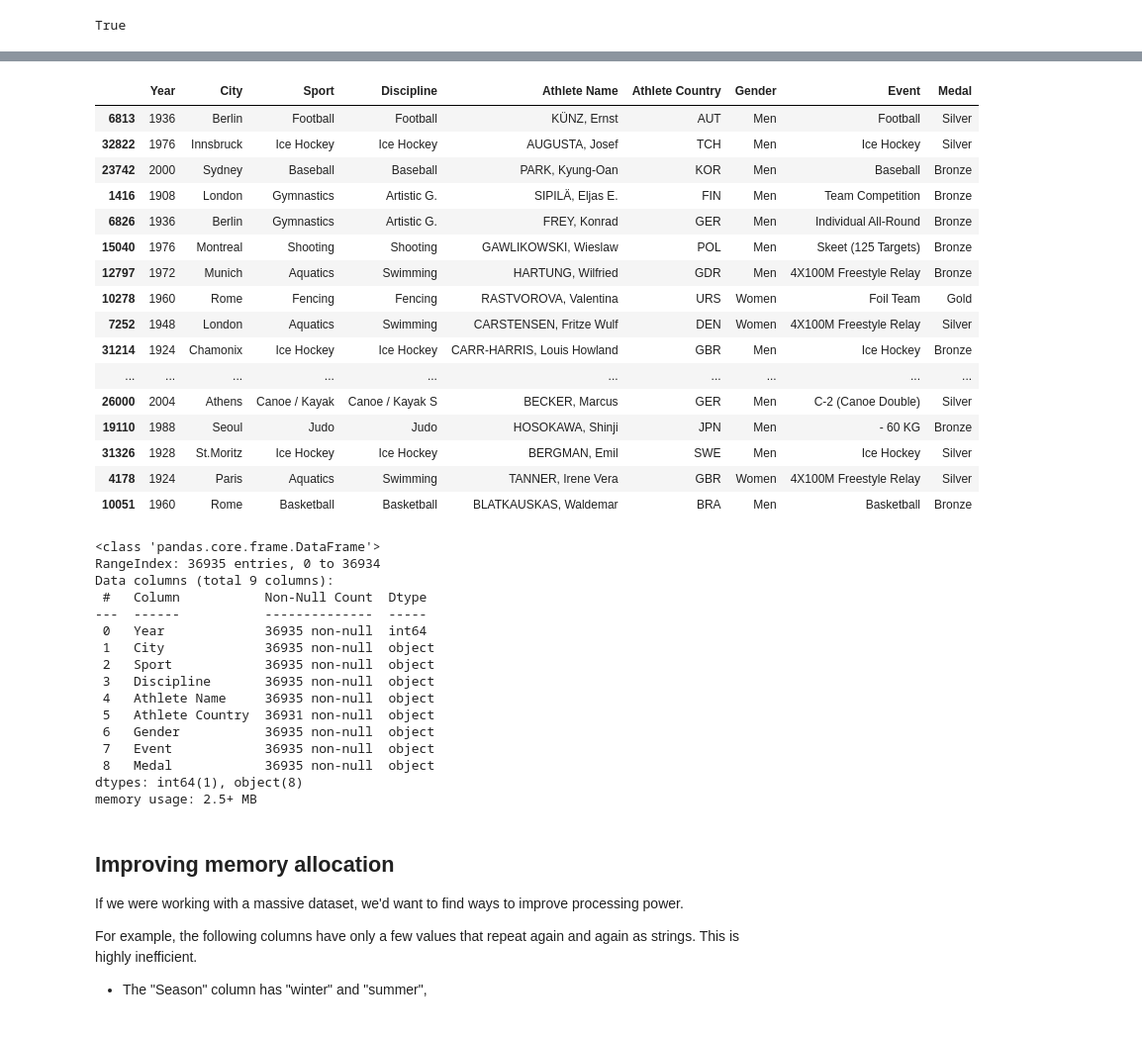
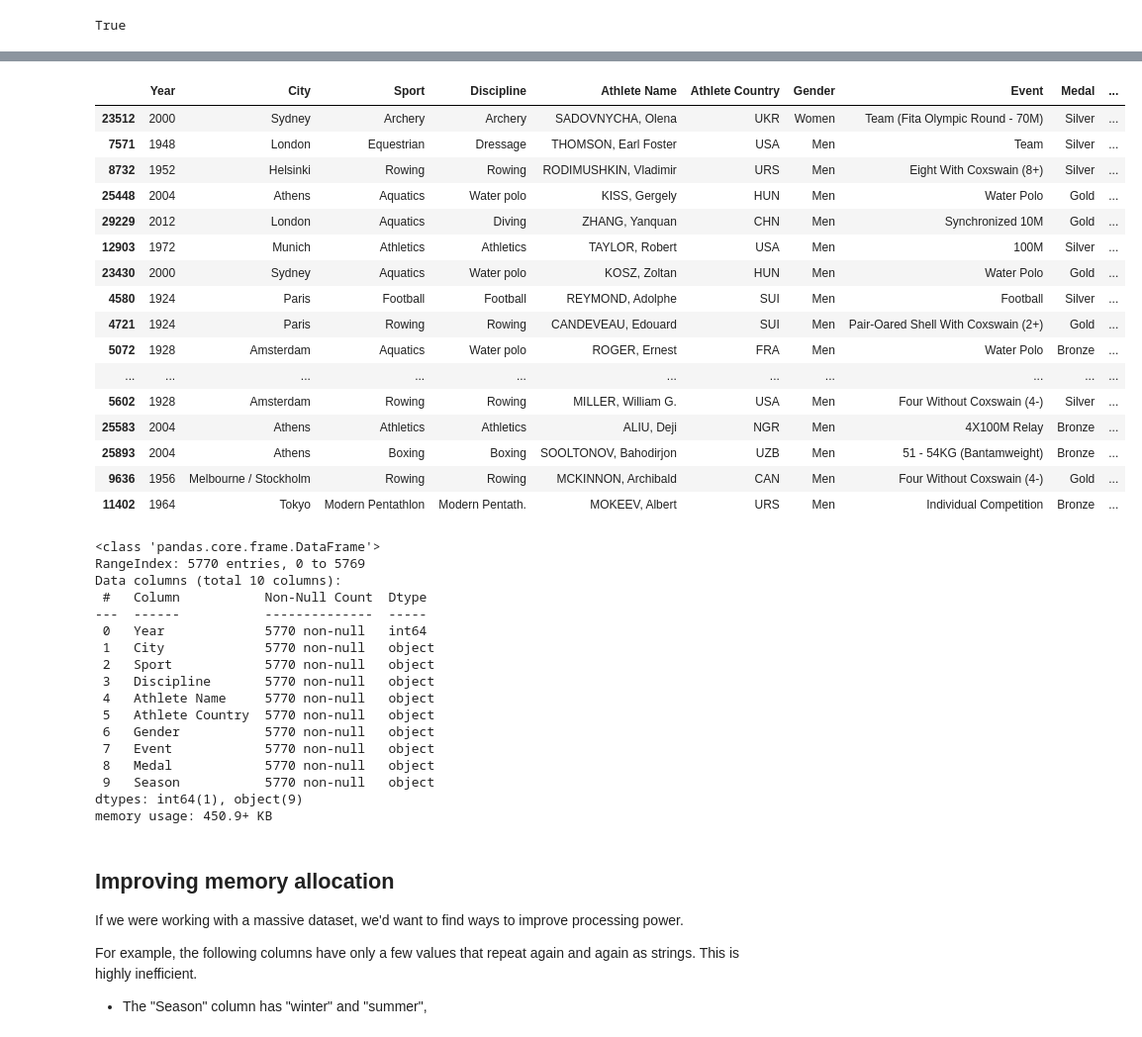
Before and after one commit to gbsmail/2023-data-spring, a Jupyter notebook: demos/wk04-sorting,filtering,subsetting-DEMO.ipynb, the cells around one changed output, grey strips where cells are left out. Shown: that part at 99% size. Saved outputs shown, nothing was run; the diff lists cells and outputs as text; code cells hidden in the pictures.

```diff
--- a/demos/wk04-sorting,filtering,subsetting-DEMO.ipynb
+++ b/demos/wk04-sorting,filtering,subsetting-DEMO.ipynb
@@ -383,45 +380,46 @@ df
 # %%
 ### generate a random sample of 20 rows
 ### if you see only "summer" or only "winter" in the "Season" column, just run the cell again to
 ## confirm both seasons are in oly.
-df.sample(20)
+dfs.sample(20)
 # %% [output]
-|  | Year | City | Sport | Discipline | Athlete Name | Athlete Country | Gender | Event | Medal |
-| 6813 | 1936 | Berlin | Football | Football | KÜNZ, Ernst | AUT | Men | Football | Silver |
-| 32822 | 1976 | Innsbruck | Ice Hockey | Ice Hockey | AUGUSTA, Josef | TCH | Men | Ice Hockey | Silver |
-| 23742 | 2000 | Sydney | Baseball | Baseball | PARK, Kyung-Oan | KOR | Men | Baseball | Bronze |
-| 1416 | 1908 | London | Gymnastics | Artistic G. | SIPILÄ, Eljas E. | FIN | Men | Team Competition | Bronze |
-| 6826 | 1936 | Berlin | Gymnastics | Artistic G. | FREY, Konrad | GER | Men | Individual All-Round | Bronze |
-| 15040 | 1976 | Montreal | Shooting | Shooting | GAWLIKOWSKI, Wieslaw | POL | Men | Skeet (125 Targets) | Bronze |
-| 12797 | 1972 | Munich | Aquatics | Swimming | HARTUNG, Wilfried | GDR | Men | 4X100M Freestyle Relay | Bronze |
-| 10278 | 1960 | Rome | Fencing | Fencing | RASTVOROVA, Valentina | URS | Women | Foil Team | Gold |
-| 7252 | 1948 | London | Aquatics | Swimming | CARSTENSEN, Fritze Wulf | DEN | Women | 4X100M Freestyle Relay | Silver |
-| 31214 | 1924 | Chamonix | Ice Hockey | Ice Hockey | CARR-HARRIS, Louis Howland | GBR | Men | Ice Hockey | Bronze |
-| ... | ... | ... | ... | ... | ... | ... | ... | ... | ... |
-| 26000 | 2004 | Athens | Canoe / Kayak | Canoe / Kayak S | BECKER, Marcus | GER | Men | C-2 (Canoe Double) | Silver |
-| 19110 | 1988 | Seoul | Judo | Judo | HOSOKAWA, Shinji | JPN | Men | - 60 KG | Bronze |
-| 31326 | 1928 | St.Moritz | Ice Hockey | Ice Hockey | BERGMAN, Emil | SWE | Men | Ice Hockey | Silver |
-| 4178 | 1924 | Paris | Aquatics | Swimming | TANNER, Irene Vera | GBR | Women | 4X100M Freestyle Relay | Silver |
-| 10051 | 1960 | Rome | Basketball | Basketball | BLATKAUSKAS, Waldemar | BRA | Men | Basketball | Bronze |
+|  | Year | City | Sport | Discipline | Athlete Name | Athlete Country | Gender | Event | Medal | ... |
+| 23512 | 2000 | Sydney | Archery | Archery | SADOVNYCHA, Olena | UKR | Women | Team (Fita Olympic Round - 70M) | Silver | ... |
+| 7571 | 1948 | London | Equestrian | Dressage | THOMSON, Earl Foster | USA | Men | Team | Silver | ... |
+| 8732 | 1952 | Helsinki | Rowing | Rowing | RODIMUSHKIN, Vladimir | URS | Men | Eight With Coxswain (8+) | Silver | ... |
+| 25448 | 2004 | Athens | Aquatics | Water polo | KISS, Gergely | HUN | Men | Water Polo | Gold | ... |
+| 29229 | 2012 | London | Aquatics | Diving | ZHANG, Yanquan | CHN | Men | Synchronized 10M | Gold | ... |
+| 12903 | 1972 | Munich | Athletics | Athletics | TAYLOR, Robert | USA | Men | 100M | Silver | ... |
+| 23430 | 2000 | Sydney | Aquatics | Water polo | KOSZ, Zoltan | HUN | Men | Water Polo | Gold | ... |
+| 4580 | 1924 | Paris | Football | Football | REYMOND, Adolphe | SUI | Men | Football | Silver | ... |
+| 4721 | 1924 | Paris | Rowing | Rowing | CANDEVEAU, Edouard | SUI | Men | Pair-Oared Shell With Coxswain (2+) | Gold | ... |
+| 5072 | 1928 | Amsterdam | Aquatics | Water polo | ROGER, Ernest | FRA | Men | Water Polo | Bronze | ... |
+| ... | ... | ... | ... | ... | ... | ... | ... | ... | ... | ... |
+| 5602 | 1928 | Amsterdam | Rowing | Rowing | MILLER, William G. | USA | Men | Four Without Coxswain (4-) | Silver | ... |
+| 25583 | 2004 | Athens | Athletics | Athletics | ALIU, Deji | NGR | Men | 4X100M Relay | Bronze | ... |
+| 25893 | 2004 | Athens | Boxing | Boxing | SOOLTONOV, Bahodirjon | UZB | Men | 51 - 54KG (Bantamweight) | Bronze | ... |
+| 9636 | 1956 | Melbourne / Stockholm | Rowing | Rowing | MCKINNON, Archibald | CAN | Men | Four Without Coxswain (4-) | Gold | ... |
+| 11402 | 1964 | Tokyo | Modern Pentathlon | Modern Pentath. | MOKEEV, Albert | URS | Men | Individual Competition | Bronze | ... |
 # %%
-df.info()
+dfw.info()
 # %% [output]
 <class 'pandas.core.frame.DataFrame'>
-RangeIndex: 36935 entries, 0 to 36934
-Data columns (total 9 columns):
+RangeIndex: 5770 entries, 0 to 5769
+Data columns (total 10 columns):
  #   Column           Non-Null Count  Dtype
 ---  ------           --------------  -----
- 0   Year             36935 non-null  int64
- 1   City             36935 non-null  object
- 2   Sport            36935 non-null  object
- 3   Discipline       36935 non-null  object
- 4   Athlete Name     36935 non-null  object
- 5   Athlete Country  36931 non-null  object
- 6   Gender           36935 non-null  object
- 7   Event            36935 non-null  object
- 8   Medal            36935 non-null  object
-dtypes: int64(1), object(8)
-memory usage: 2.5+ MB
+ 0   Year             5770 non-null   int64
+ 1   City             5770 non-null   object
+ 2   Sport            5770 non-null   object
+ 3   Discipline       5770 non-null   object
+ 4   Athlete Name     5770 non-null   object
+ 5   Athlete Country  5770 non-null   object
+ 6   Gender           5770 non-null   object
+ 7   Event            5770 non-null   object
+ 8   Medal            5770 non-null   object
+ 9   Season           5770 non-null   object
+dtypes: int64(1), object(9)
+memory usage: 450.9+ KB
 # %% [markdown]
 ## Improving memory allocation
 
```
Also changed, not shown: parts of 20 cells of this notebook, 3 other files.
